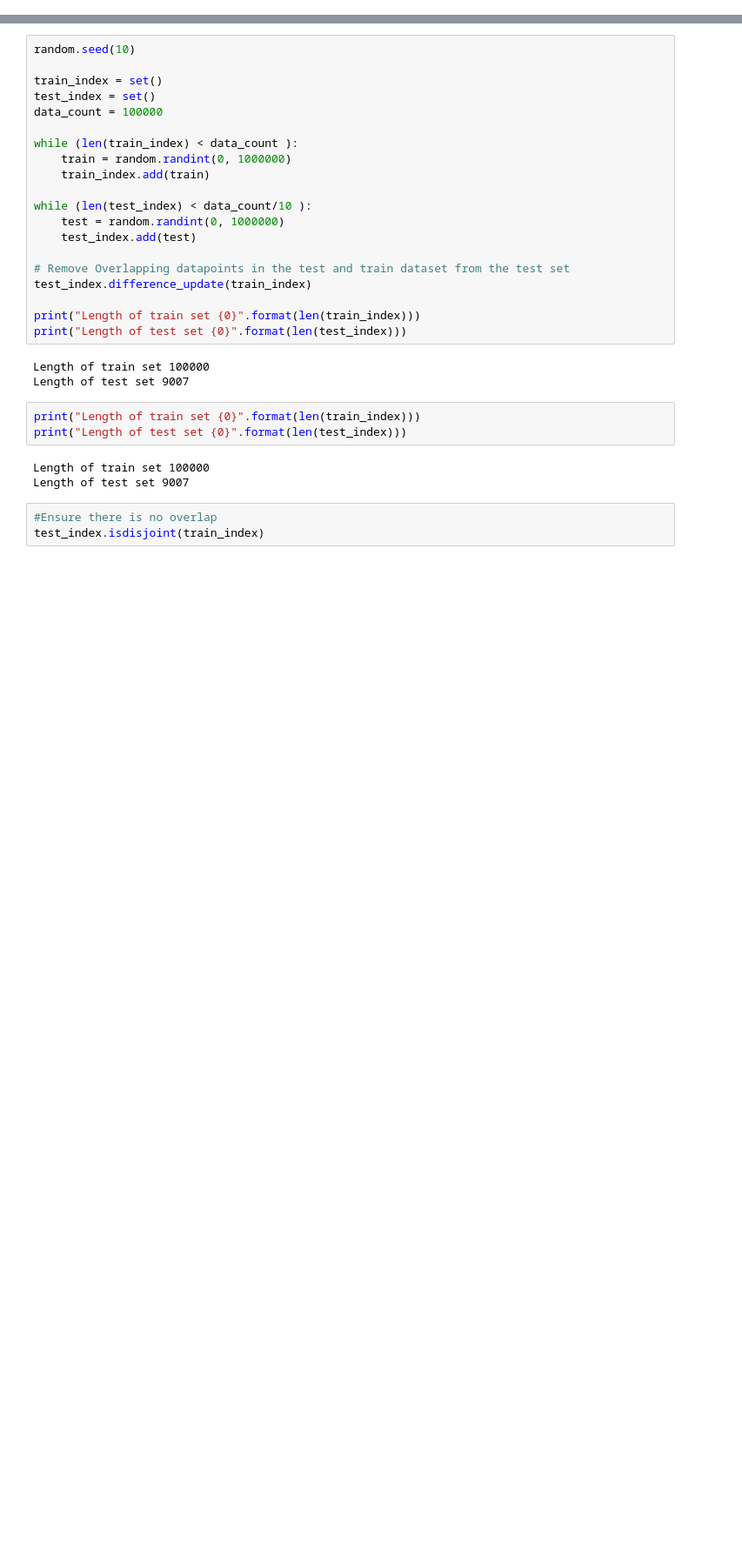
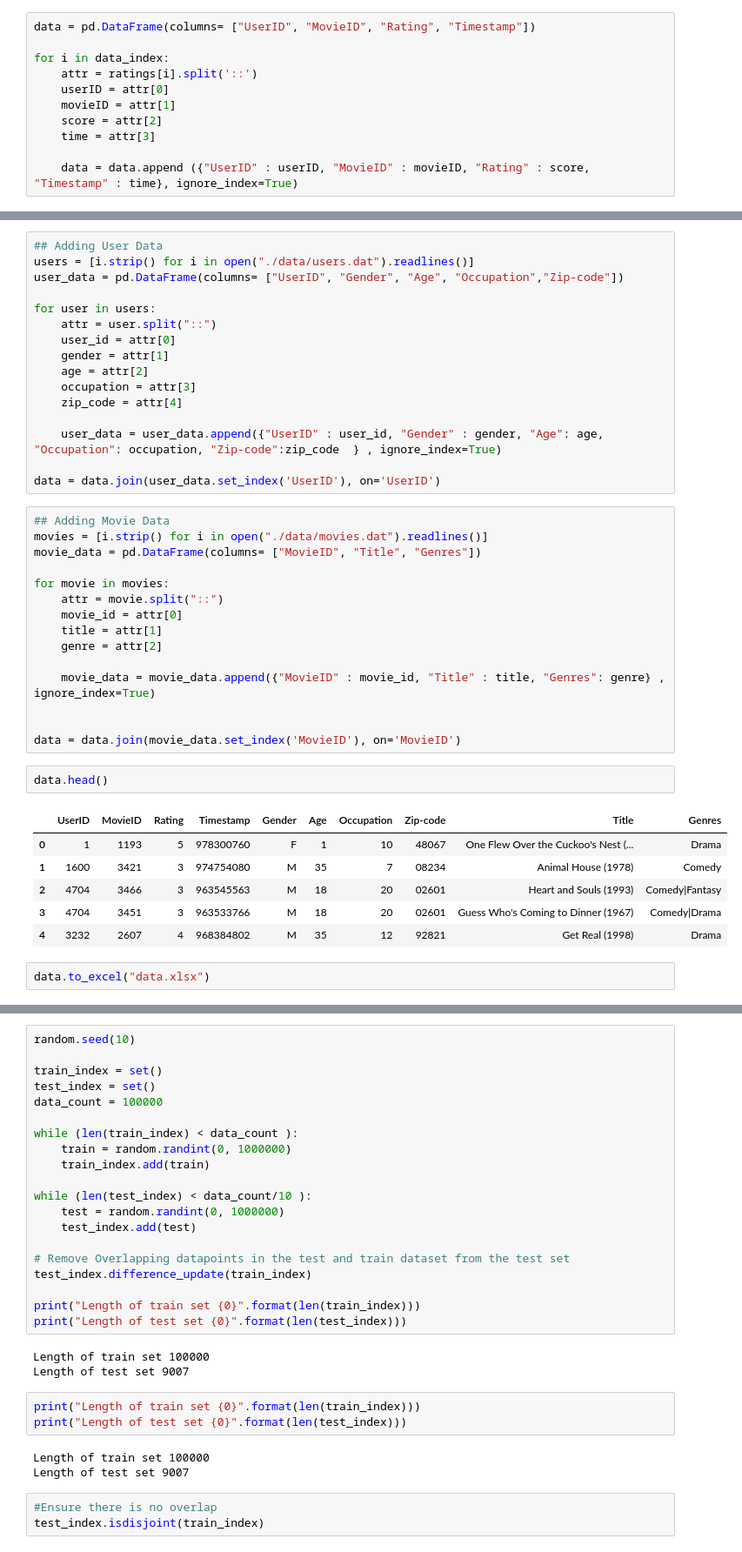
Before and after one commit to TzeMeng/Bert4Rec, a Jupyter notebook: dataset.ipynb, the cells around one changed output, grey strips where cells are left out. Shown at 87% size. Drawn from its saved outputs; the diff is of its cells as text; blank space fills up the shorter version.

Commit message:
Data Preprocessing

```diff
--- a/dataset.ipynb
+++ b/dataset.ipynb
@@ -4,0 +16,11 @@ import random
+# %%
+data = pd.DataFrame(columns= ["UserID", "MovieID", "Rating", "Timestamp"])
+
+for i in data_index:
+    attr = ratings[i].split('::')
+    userID = attr[0]
+    movieID = attr[1]
+    score = attr[2]
+    time = attr[3]
+
+    data = data.append ({"UserID" : userID, "MovieID" : movieID, "Rating" : score, "Timestamp" : time}, ignore_index=True)
@@ -4,0 +36,42 @@ import random
+# %%
+## Adding User Data
+users = [i.strip() for i in open("./data/users.dat").readlines()]
+user_data = pd.DataFrame(columns= ["UserID", "Gender", "Age", "Occupation","Zip-code"])
+
+for user in users:
+    attr = user.split("::")
+    user_id = attr[0]
+    gender = attr[1]
+    age = attr[2]
+    occupation = attr[3]
+    zip_code = attr[4]
+
+    user_data = user_data.append({"UserID" : user_id, "Gender" : gender, "Age": age, "Occupation": occupation, "Zip-code":zip_code  } , ignore_index=True)
+
+data = data.join(user_data.set_index('UserID'), on='UserID')
+# %%
+## Adding Movie Data
+movies = [i.strip() for i in open("./data/movies.dat").readlines()]
+movie_data = pd.DataFrame(columns= ["MovieID", "Title", "Genres"])
+
+for movie in movies:
+    attr = movie.split("::")
+    movie_id = attr[0]
+    title = attr[1]
+    genre = attr[2]
+
+    movie_data = movie_data.append({"MovieID" : movie_id, "Title" : title, "Genres": genre} , ignore_index=True)
+
+
+data = data.join(movie_data.set_index('MovieID'), on='MovieID')
+# %%
+data.head()
+# %% [output]
+|  | UserID | MovieID | Rating | Timestamp | Gender | Age | Occupation | Zip-code | Title | Genres |
+| 0 | 1 | 1193 | 5 | 978300760 | F | 1 | 10 | 48067 | One Flew Over the Cuckoo's Nest (... | Drama |
+| 1 | 1600 | 3421 | 3 | 974754080 | M | 35 | 7 | 08234 | Animal House (1978) | Comedy |
+| 2 | 4704 | 3466 | 3 | 963545563 | M | 18 | 20 | 02601 | Heart and Souls (1993) | Comedy|Fantasy |
+| 3 | 4704 | 3451 | 3 | 963533766 | M | 18 | 20 | 02601 | Guess Who's Coming to Dinner (1967) | Comedy|Drama |
+| 4 | 3232 | 2607 | 4 | 968384802 | M | 35 | 12 | 92821 | Get Real (1998) | Drama |
+# %%
+data.to_excel("data.xlsx")
```
Also changed, not shown: parts of 4 cells of this notebook, 3 other files.
